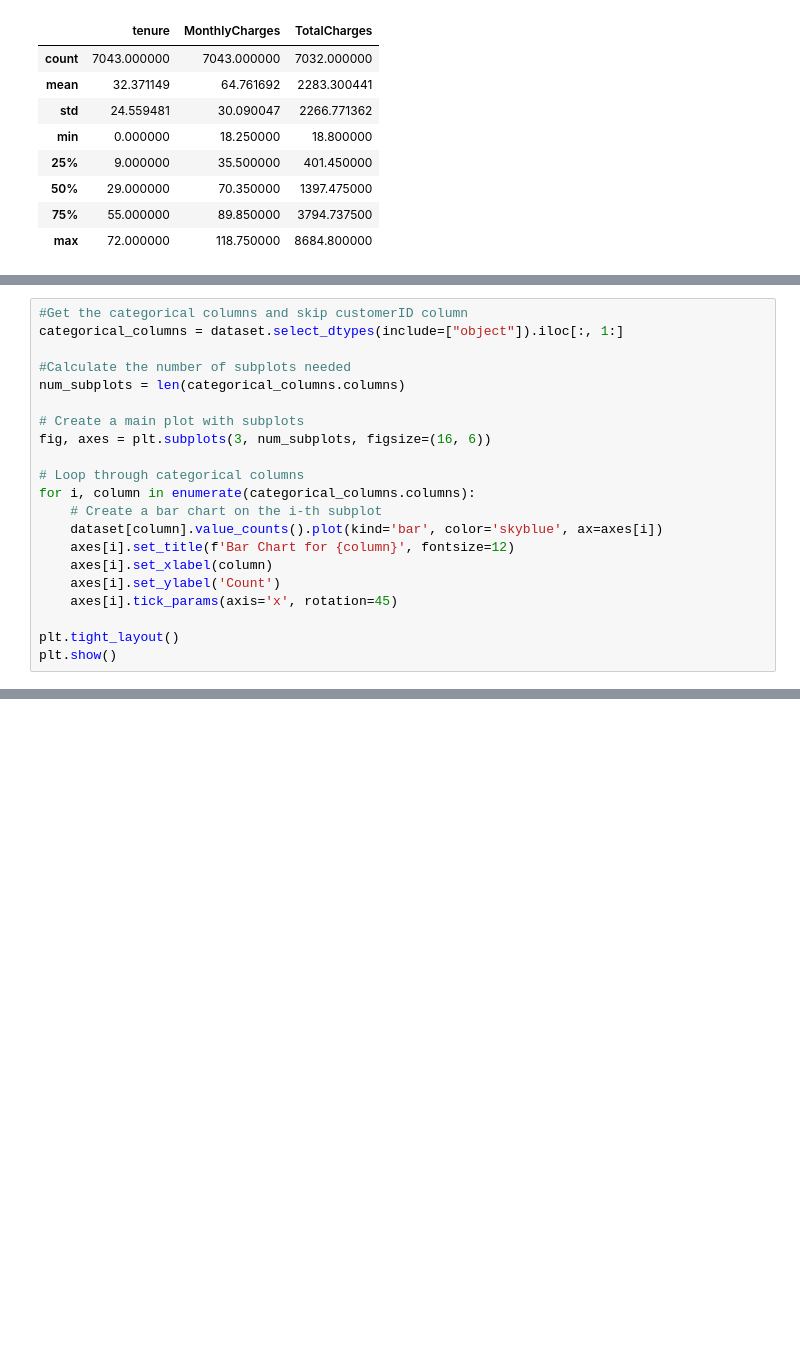
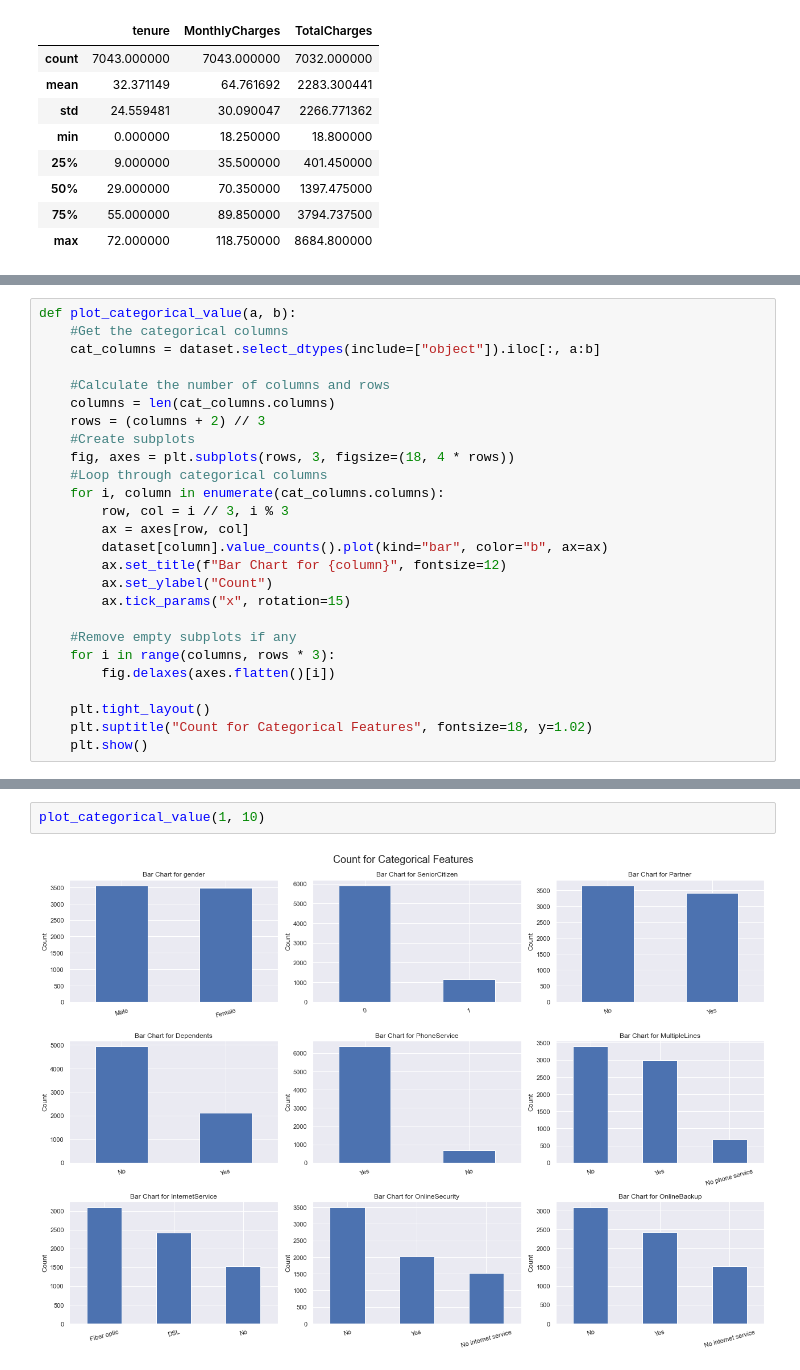
Before and after one commit to Mwizerwa/Customer_Churn_Prediction, a Jupyter notebook: notebooks/exploratory_data_analysis.ipynb, the cells around one changed output, grey strips where cells are left out. Drawn from its saved outputs; the diff is of its cells as text; blank space fills up the shorter version.

```diff
--- a/notebooks/exploratory_data_analysis.ipynb
+++ b/notebooks/exploratory_data_analysis.ipynb
@@ -83,21 +37,26 @@ plt.show()
 # %%
-#Get the categorical columns and skip customerID column
-categorical_columns = dataset.select_dtypes(include=["object"]).iloc[:, 1:]
+def plot_categorical_value(a, b):
+    #Get the categorical columns
+    cat_columns = dataset.select_dtypes(include=["object"]).iloc[:, a:b]
 
-#Calculate the number of subplots needed
-num_subplots = len(categorical_columns.columns)
+    #Calculate the number of columns and rows
+    columns = len(cat_columns.columns)
+    rows = (columns + 2) // 3
+    #Create subplots
+    fig, axes = plt.subplots(rows, 3, figsize=(18, 4 * rows))
+    #Loop through categorical columns
+    for i, column in enumerate(cat_columns.columns):
+        row, col = i // 3, i % 3
+        ax = axes[row, col]
+        dataset[column].value_counts().plot(kind="bar", color="b", ax=ax)
+        ax.set_title(f"Bar Chart for {column}", fontsize=12)
+        ax.set_ylabel("Count")
+        ax.tick_params("x", rotation=15)
 
-# Create a main plot with subplots
-fig, axes = plt.subplots(3, num_subplots, figsize=(16, 6))
+    #Remove empty subplots if any
+    for i in range(columns, rows * 3):
+        fig.delaxes(axes.flatten()[i])
 
-# Loop through categorical columns
-for i, column in enumerate(categorical_columns.columns):
-    # Create a bar chart on the i-th subplot
-    dataset[column].value_counts().plot(kind='bar', color='skyblue', ax=axes[i])
-    axes[i].set_title(f'Bar Chart for {column}', fontsize=12)
-    axes[i].set_xlabel(column)
-    axes[i].set_ylabel('Count')
-    axes[i].tick_params(axis='x', rotation=45)
-
-plt.tight_layout()
-plt.show()
+    plt.tight_layout()
+    plt.suptitle("Count for Categorical Features", fontsize=18, y=1.02)
+    plt.show()
@@ -127,0 +63,4 @@ plt.show()
+# %%
+plot_categorical_value(1, 10)
+# %% [output]
+[figure, added]
```
Also changed, not shown: parts of 9 cells of this notebook.
